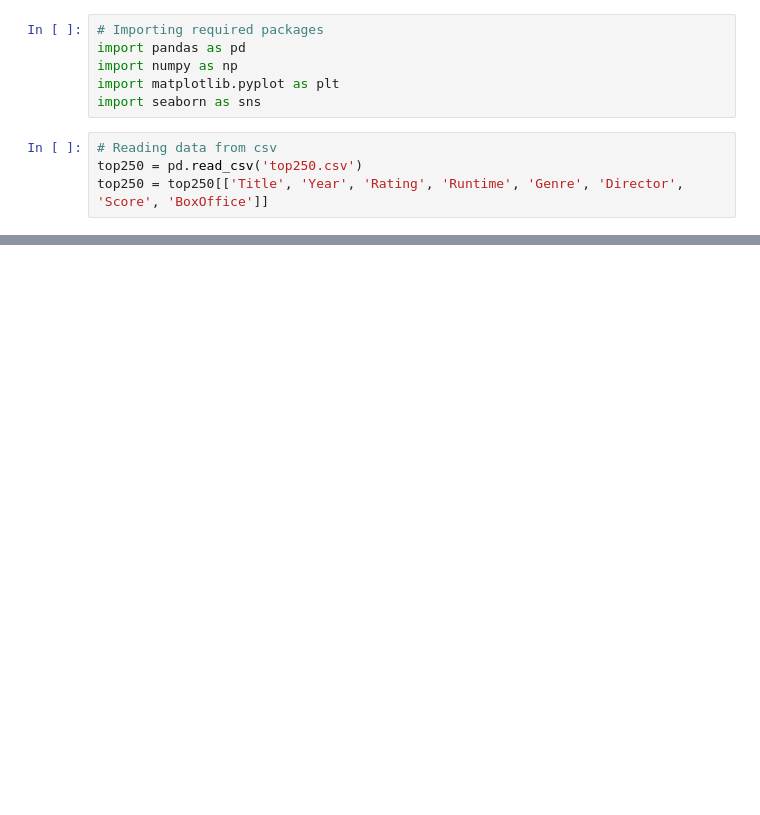
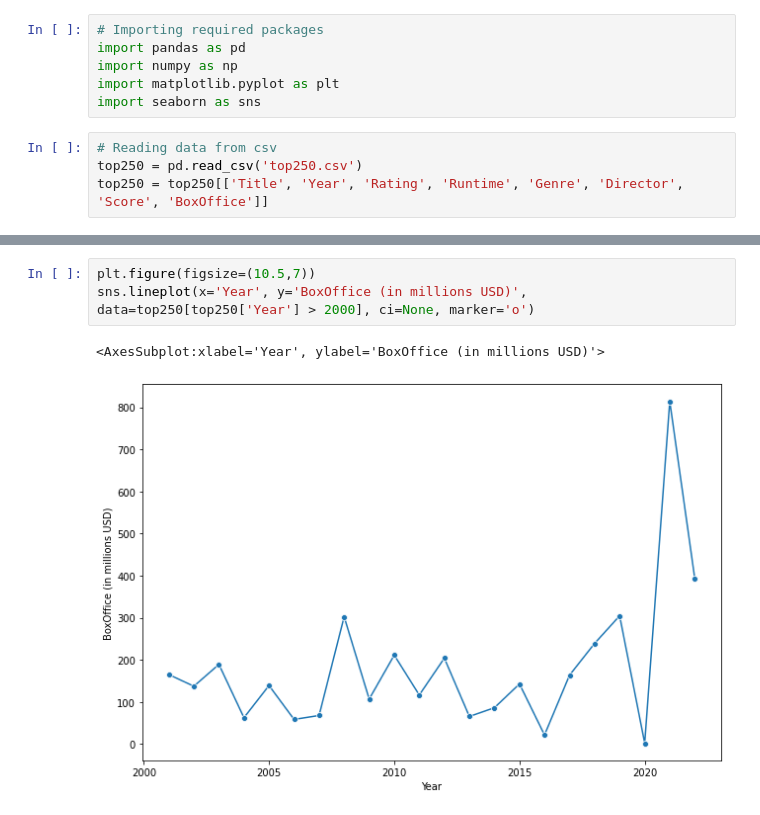
Before and after one commit to tdmarkham00/imdb-top250, a Jupyter notebook: EDA.ipynb, the cells around one changed output, grey strips where cells are left out. Drawn from its saved outputs; the diff is of its cells as text; blank space fills up the shorter version.

```diff
--- a/EDA.ipynb
+++ b/EDA.ipynb
@@ -48,0 +52,6 @@ top250[top250.duplicated()]
+# %%
+plt.figure(figsize=(10.5,7))
+sns.lineplot(x='Year', y='BoxOffice (in millions USD)', data=top250[top250['Year'] > 2000], ci=None, marker='o')
+# %% [output]
+<AxesSubplot:xlabel='Year', ylabel='BoxOffice (in millions USD)'>
+[figure, added]
```
Also changed, not shown: parts of 7 cells of this notebook.
